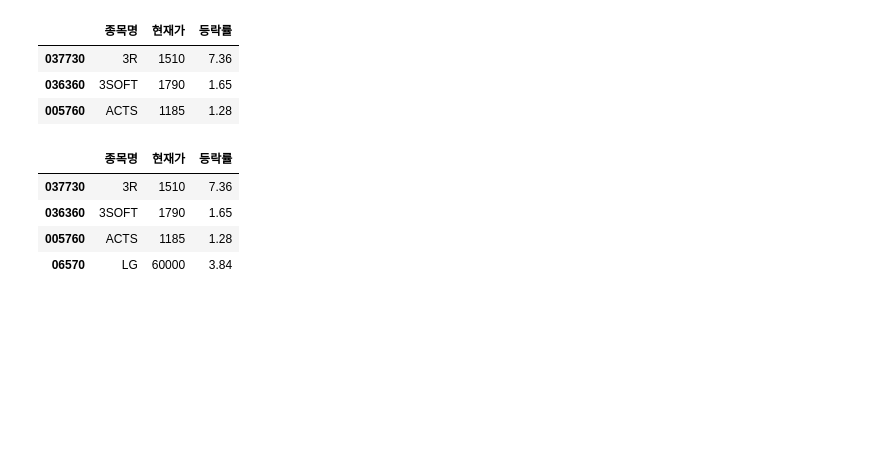
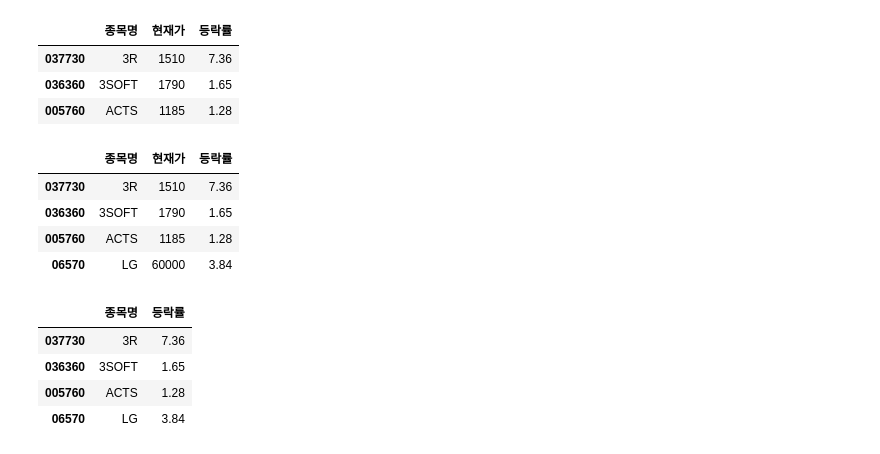
Before and after one commit to lolsaless/Python, a Jupyter notebook: 0. 학습_책/2. 금융 데이터 분석을 위한 판다스/04. DataFrame Part1.ipynb, the cells around one changed output. Saved outputs shown, nothing was run; the diff lists cells and outputs as text; code cells hidden in the pictures; blank space fills up the shorter version.

```diff
--- a/0. 학습_책/2. 금융 데이터 분석을 위한 판다스/04. DataFrame Part1.ipynb
+++ b/0. 학습_책/2. 금융 데이터 분석을 위한 판다스/04. DataFrame Part1.ipynb
@@ -332,3 +332,13 @@ df
 | 036360 | 3SOFT | 1790 | 1.65 |
 | 005760 | ACTS | 1185 | 1.28 |
 | 06570 | LG | 60000 | 3.84 |
+# %%
+df_new = df.drop("현재가", axis = 1)
+# %%
+df_new
+# %% [output]
+|  | 종목명 | 등락률 |
+| 037730 | 3R | 7.36 |
+| 036360 | 3SOFT | 1.65 |
+| 005760 | ACTS | 1.28 |
+| 06570 | LG | 3.84 |
```
Also changed, not shown: parts of 15 cells of this notebook.
